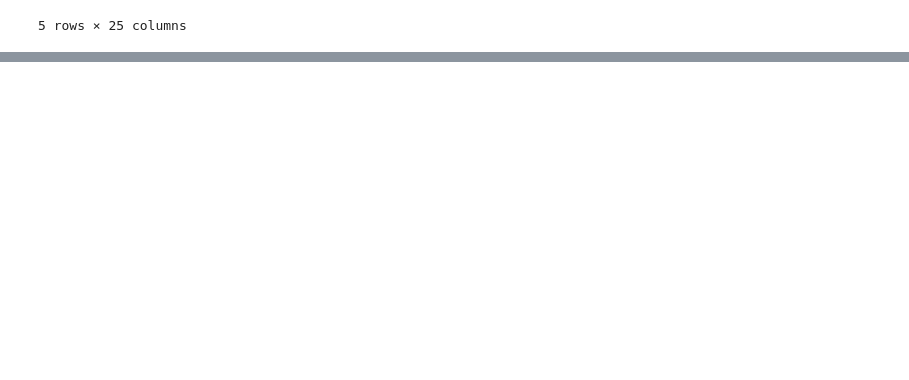
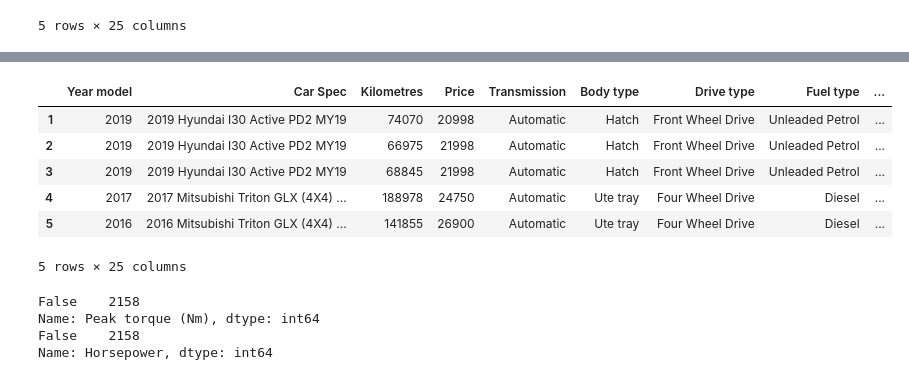
Before and after one commit to Martinezj93/Project4_Used-Cars-Prediction, a Jupyter notebook: data_cleaning.ipynb, the cells around one changed output, grey strips where cells are left out. Cells and saved outputs as stored; diff of their text form; code cells hidden in the pictures; blank space fills up the shorter version.

```diff
--- a/data_cleaning.ipynb
+++ b/data_cleaning.ipynb
@@ -262,3 +433,35 @@ memory usage: 103.0+ KB
+# %%
+# From the Max Torque and Power, extract only the Peak torque (first value of Max Torque) and the Horse Power first value of Max Power converted from KW to HP)
+df_clean['Maximum torque'] = df_clean['Maximum torque'].str.split().str[0]
+df_clean = df_clean.rename(columns={'Maximum torque': 'Peak torque (Nm)'})
+df_clean['Peak torque (Nm)'] = df_clean['Peak torque (Nm)'].astype('int64')
+
+df_clean['Maximum power (kW)'] = df_clean['Maximum power (kW)'].str.split().str[0]
+df_clean['Maximum power (kW)'] = pd.to_numeric(df_clean['Maximum power (kW)'], errors='coerce')
+
+conversion_factor_kW_HP =  1.341
+df_clean['Maximum power (kW)'] = df_clean['Maximum power (kW)'] * conversion_factor_kW_HP
+df_clean = df_clean.rename(columns={'Maximum power (kW)': 'Horsepower'})
+df_clean['Horsepower'] = df_clean['Horsepower'].apply(math.ceil)
+
+df_clean.head()
+# %% [output]
+|  | Year model | Car Spec | Kilometres | Price | Transmission | Body type | Drive type | Fuel type | ... |
+| 1 | 2019 | 2019 Hyundai I30 Active PD2 MY19 | 74070 | 20998 | Automatic | Hatch | Front Wheel Drive | Unleaded Petrol | ... |
+| 2 | 2019 | 2019 Hyundai I30 Active PD2 MY19 | 66975 | 21998 | Automatic | Hatch | Front Wheel Drive | Unleaded Petrol | ... |
+| 3 | 2019 | 2019 Hyundai I30 Active PD2 MY19 | 68845 | 21998 | Automatic | Hatch | Front Wheel Drive | Unleaded Petrol | ... |
+| 4 | 2017 | 2017 Mitsubishi Triton GLX (4X4) ... | 188978 | 24750 | Automatic | Ute tray | Four Wheel Drive | Diesel | ... |
+| 5 | 2016 | 2016 Mitsubishi Triton GLX (4X4) ... | 141855 | 26900 | Automatic | Ute tray | Four Wheel Drive | Diesel | ... |
+5 rows × 25 columns
+# %%
+# Validate for null values found in the previous result
+print(df_clean['Peak torque (Nm)'].isnull().value_counts())
+print(df_clean['Horsepower'].isnull().value_counts())
+# %% [output]
+False    2158
+Name: Peak torque (Nm), dtype: int64
+False    2158
+Name: Horsepower, dtype: int64
 # %%
 # Convert Kerb weight from string to integer
 df_clean['Kerb weight'] = df_clean['Kerb weight'].str.split().str[0]
```
Also changed, not shown: parts of 50 cells of this notebook, 19 other files.
